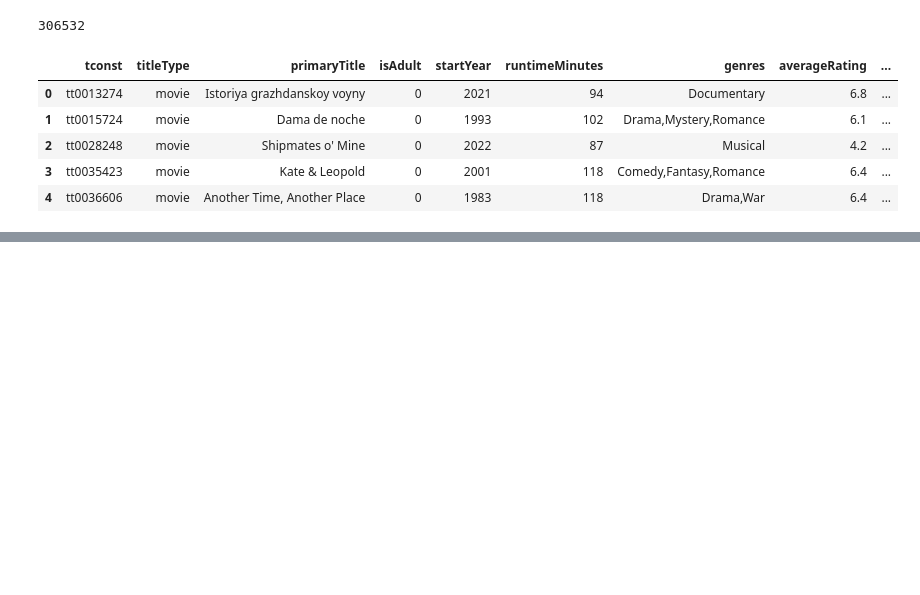
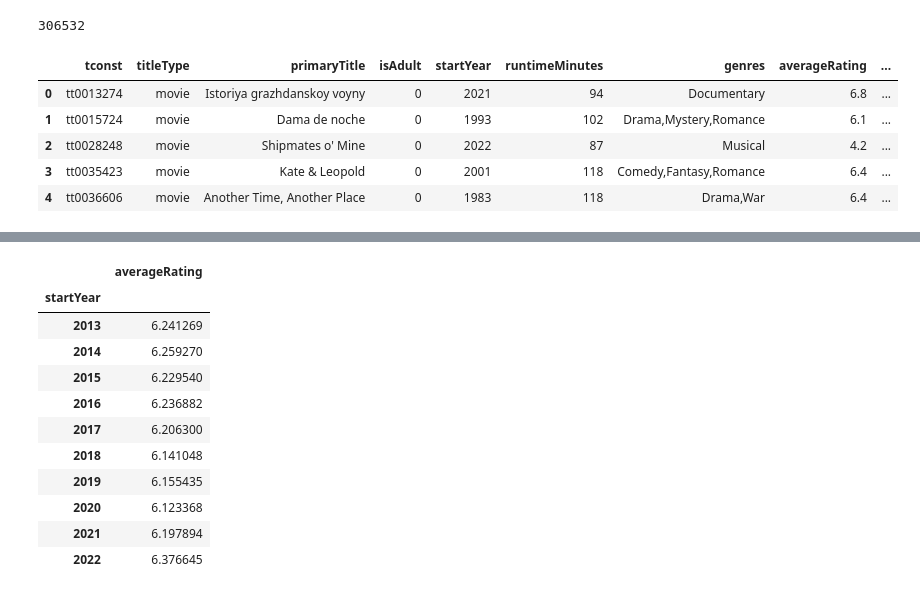
Before and after one commit to LeonMichel96/ML-Movie-Recommendator, a Jupyter notebook: notebooks/Exctraction Notebook.ipynb, the cells around one changed output, grey strips where cells are left out. Saved outputs shown, nothing was run; the diff lists cells and outputs as text; code cells hidden in the pictures; blank space fills up the shorter version.

```diff
--- a/notebooks/Exctraction Notebook.ipynb
+++ b/notebooks/Exctraction Notebook.ipynb
@@ -185,0 +276,16 @@ df_merge.head()
+# %%
+avg_ratings = df_merge.groupby('startYear')[['averageRating']].mean()
+avg_ratings.tail(10)
+# %% [output]
+|  | averageRating |
+| startYear |  |
+| 2013 | 6.241269 |
+| 2014 | 6.259270 |
+| 2015 | 6.229540 |
+| 2016 | 6.236882 |
+| 2017 | 6.206300 |
+| 2018 | 6.141048 |
+| 2019 | 6.155435 |
+| 2020 | 6.123368 |
+| 2021 | 6.197894 |
+| 2022 | 6.376645 |
```
Also changed, not shown: parts of 24 cells of this notebook.
